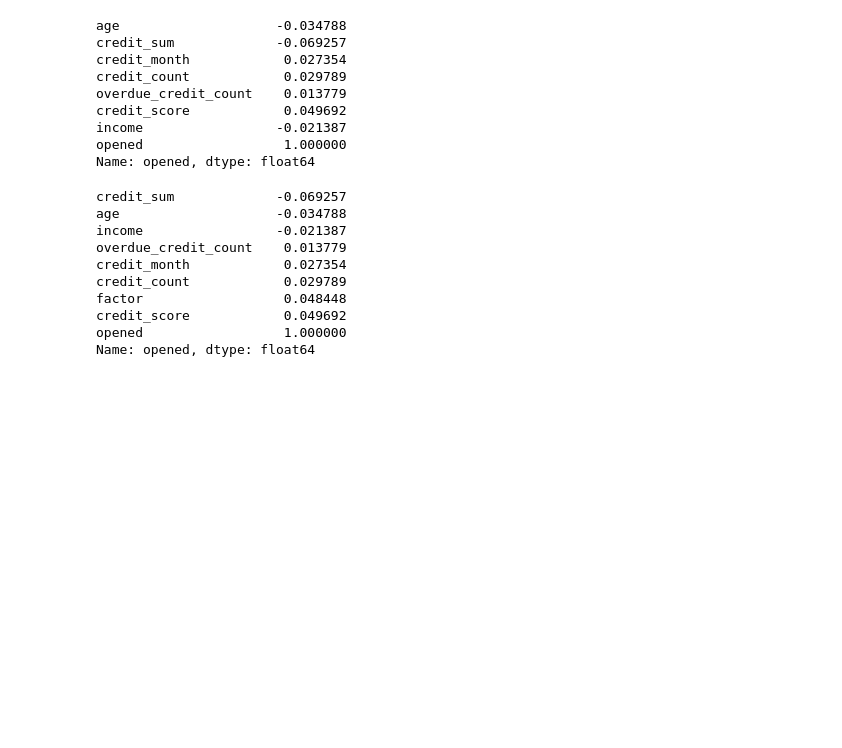
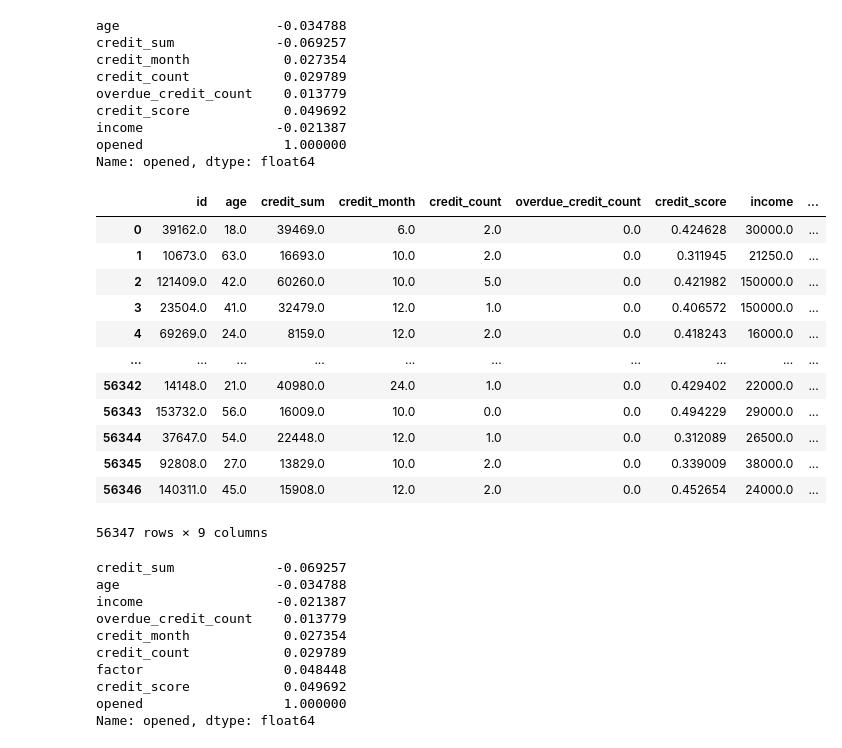
Before and after one commit to cosheimil/ml_learning, a Jupyter notebook: credits/credit.ipynb, the cells around one changed output. Cells and saved outputs as stored; diff of their text form; code cells hidden in the pictures; blank space fills up the shorter version.

```diff
--- a/credits/credit.ipynb
+++ b/credits/credit.ipynb
@@ -356,7 +357,23 @@ opened                  1.000000
 Name: opened, dtype: float64
 # %%
 number_train_imputed['factor'] = number_train_imputed['income'] * number_train_imputed['credit_month'] / number_train_imputed['credit_sum']
-number_test['factor'] = number_test['income'] * number_test['credit_month'] / number_test['credit_sum']
+number_test_imputed['factor'] = number_test_imputed['income'] * number_test_imputed['credit_month'] / number_test_imputed['credit_sum']
+# %%
+number_test_imputed
+# %% [output]
+|  | id | age | credit_sum | credit_month | credit_count | overdue_credit_count | credit_score | income | ... |
+| 0 | 39162.0 | 18.0 | 39469.0 | 6.0 | 2.0 | 0.0 | 0.424628 | 30000.0 | ... |
+| 1 | 10673.0 | 63.0 | 16693.0 | 10.0 | 2.0 | 0.0 | 0.311945 | 21250.0 | ... |
+| 2 | 121409.0 | 42.0 | 60260.0 | 10.0 | 5.0 | 0.0 | 0.421982 | 150000.0 | ... |
+| 3 | 23504.0 | 41.0 | 32479.0 | 12.0 | 1.0 | 0.0 | 0.406572 | 150000.0 | ... |
+| 4 | 69269.0 | 24.0 | 8159.0 | 12.0 | 2.0 | 0.0 | 0.418243 | 16000.0 | ... |
+| ... | ... | ... | ... | ... | ... | ... | ... | ... | ... |
+| 56342 | 14148.0 | 21.0 | 40980.0 | 24.0 | 1.0 | 0.0 | 0.429402 | 22000.0 | ... |
+| 56343 | 153732.0 | 56.0 | 16009.0 | 10.0 | 0.0 | 0.0 | 0.494229 | 29000.0 | ... |
+| 56344 | 37647.0 | 54.0 | 22448.0 | 12.0 | 1.0 | 0.0 | 0.312089 | 26500.0 | ... |
+| 56345 | 92808.0 | 27.0 | 13829.0 | 10.0 | 2.0 | 0.0 | 0.339009 | 38000.0 | ... |
+| 56346 | 140311.0 | 45.0 | 15908.0 | 12.0 | 2.0 | 0.0 | 0.452654 | 24000.0 | ... |
+56347 rows × 9 columns
 # %%
 number_train_imputed.corr()['opened'].sort_values()
 # %% [output]
```
Also changed, not shown: parts of 28 cells of this notebook.
